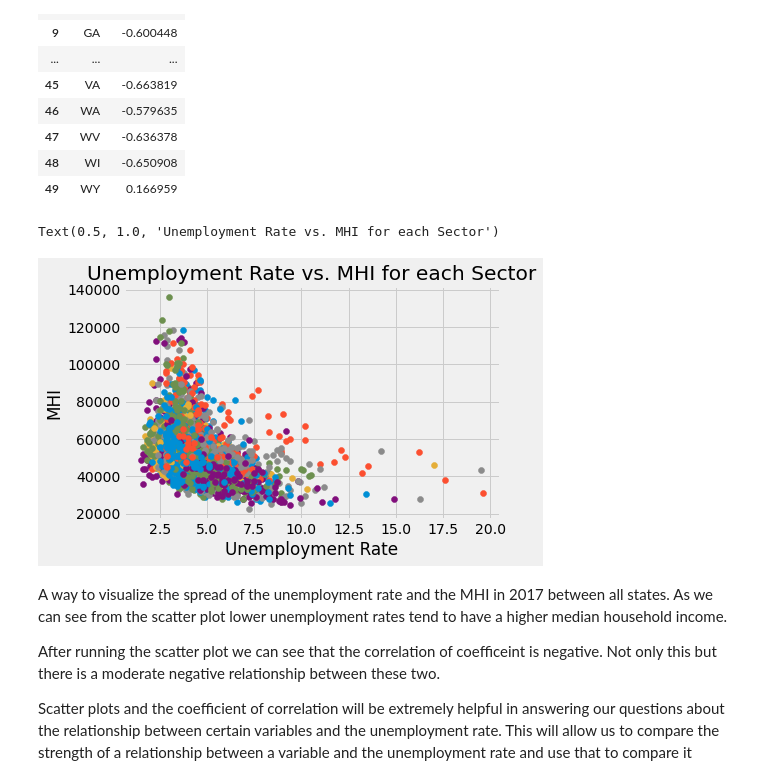
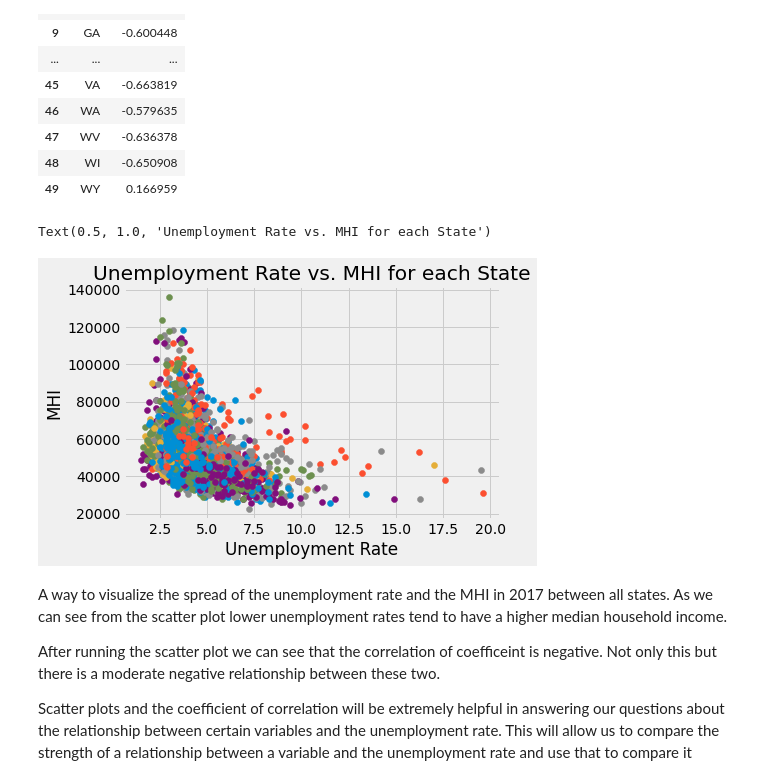
Before and after one commit to bb6261/Project, a Jupyter notebook: Project/Proposal_BB_JS.ipynb, the cells around one changed output. Saved outputs shown, nothing was run; the diff lists cells and outputs as text; code cells hidden in the pictures.

```diff
--- a/Project/Proposal_BB_JS.ipynb
+++ b/Project/Proposal_BB_JS.ipynb
@@ -113,15 +113,15 @@ correlation_table
 # %%
 #A for-loop scatter-plot that demonstrates the unemployment rate vs. the median household income for each State in 2017
 for state in states:
     one_state_urate_mhi = unemployment_data[unemployment_data['State'] == state].iloc[1:200].sort_values(by=['MHI17', 'URATE17'])
 
     plt.scatter(one_state_urate_mhi['URATE17'], one_state_urate_mhi['MHI17'])
 plt.xlabel('Unemployment Rate')
 plt.ylabel('MHI')
-plt.title('Unemployment Rate vs. MHI for each Sector')
+plt.title('Unemployment Rate vs. MHI for each State')
 # %% [output]
-Text(0.5, 1.0, 'Unemployment Rate vs. MHI for each Sector')
+Text(0.5, 1.0, 'Unemployment Rate vs. MHI for each State')
-[figure, old version]
+[figure, new version]
 # %% [markdown]
 A way to visualize the spread of the unemployment rate and the MHI in 2017 between all states. As we can see from the scatter plot lower unemployment rates tend to have a higher median household income.
 
```
Also changed, not shown: parts of 15 cells of this notebook.
